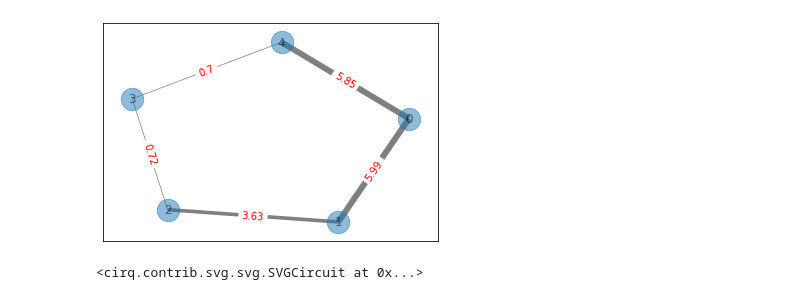
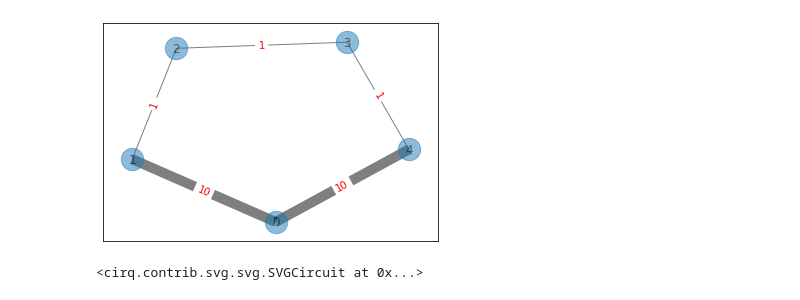
Before and after one commit to LyaminVS/mentor_project, a Jupyter notebook: maxcut_solver.ipynb, the cells around one changed output. Cells and saved outputs as stored; diff of their text form; code cells hidden in the pictures.

```diff
--- a/maxcut_solver.ipynb
+++ b/maxcut_solver.ipynb
@@ -7,13 +7,13 @@ import cirq
 # %%
 G = nx.Graph()
 n = 5
 G.add_nodes_from([i for i in range(0, n)])
 G.add_edges_from([(i, (i + 1) % n) for i in range(0, n)])
 
-solver = QAOAQuquarts.MAXCUTSolver(qudit_dimension=4, layers=5, number_of_restarts=2, graph=G, verbose=True)
+solver = QAOAQuquarts.MAXCUTSolver(qudit_dimension=4, layers=3, number_of_restarts=3, graph=G, weights = [10, 10, 1, 1, 1])
 solver.draw_graph()
 # %% [output]
-[figure, old version]
+[figure, new version]
 # %%
 solver.draw_circuit()
 # %% [output]
```
Also changed, not shown: parts of 5 cells of this notebook, 1 other file.
